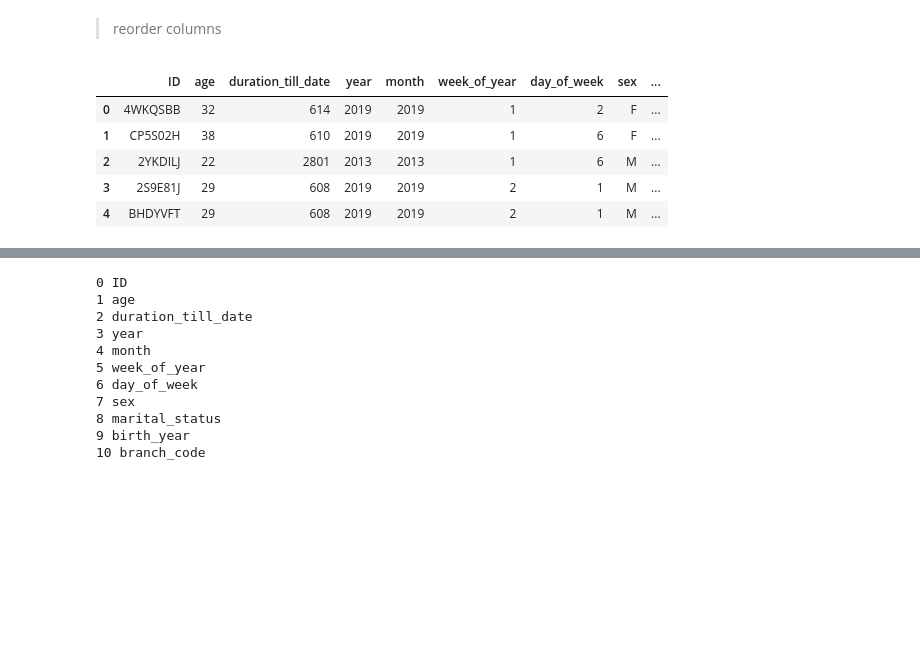
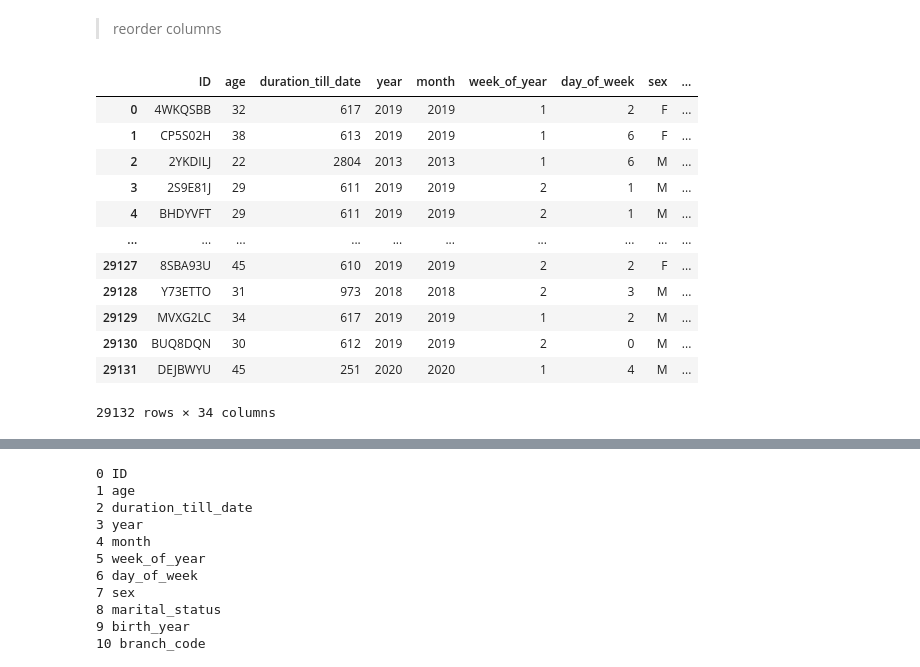
Before and after one commit to Patrick5455/Zimnat-Insurance-Challenge, a Jupyter notebook: modelling/zimnat_modelling_notebook_colab.ipynb, the cells around one changed output, grey strips where cells are left out. Saved outputs shown, nothing was run; the diff lists cells and outputs as text; code cells hidden in the pictures; blank space fills up the shorter version.

```diff
--- a/modelling/zimnat_modelling_notebook_colab.ipynb
+++ b/modelling/zimnat_modelling_notebook_colab.ipynb
@@ -419,12 +547,19 @@ train_set = movecol(train_set, ['age','duration_till_date', 'year', 'month',
 test_set = movecol(test_set, ['age','duration_till_date', 'year', 'month',
                                 'week_of_year', 'day_of_week'], ref_col='ID')
 # %%
-train_set.head()
+train_set
 # %% [output]
 |  | ID | age | duration_till_date | year | month | week_of_year | day_of_week | sex | ... |
-| 0 | 4WKQSBB | 32 | 614 | 2019 | 2019 | 1 | 2 | F | ... |
-| 1 | CP5S02H | 38 | 610 | 2019 | 2019 | 1 | 6 | F | ... |
-| 2 | 2YKDILJ | 22 | 2801 | 2013 | 2013 | 1 | 6 | M | ... |
-| 3 | 2S9E81J | 29 | 608 | 2019 | 2019 | 2 | 1 | M | ... |
-| 4 | BHDYVFT | 29 | 608 | 2019 | 2019 | 2 | 1 | M | ... |
+| 0 | 4WKQSBB | 32 | 617 | 2019 | 2019 | 1 | 2 | F | ... |
+| 1 | CP5S02H | 38 | 613 | 2019 | 2019 | 1 | 6 | F | ... |
+| 2 | 2YKDILJ | 22 | 2804 | 2013 | 2013 | 1 | 6 | M | ... |
+| 3 | 2S9E81J | 29 | 611 | 2019 | 2019 | 2 | 1 | M | ... |
+| 4 | BHDYVFT | 29 | 611 | 2019 | 2019 | 2 | 1 | M | ... |
+| ... | ... | ... | ... | ... | ... | ... | ... | ... | ... |
+| 29127 | 8SBA93U | 45 | 610 | 2019 | 2019 | 2 | 2 | F | ... |
+| 29128 | Y73ETTO | 31 | 973 | 2018 | 2018 | 2 | 3 | M | ... |
+| 29129 | MVXG2LC | 34 | 617 | 2019 | 2019 | 1 | 2 | M | ... |
+| 29130 | BUQ8DQN | 30 | 612 | 2019 | 2019 | 2 | 0 | M | ... |
+| 29131 | DEJBWYU | 45 | 251 | 2020 | 2020 | 1 | 4 | M | ... |
+29132 rows × 34 columns
 # %%
```
Also changed, not shown: parts of 281 cells of this notebook.
